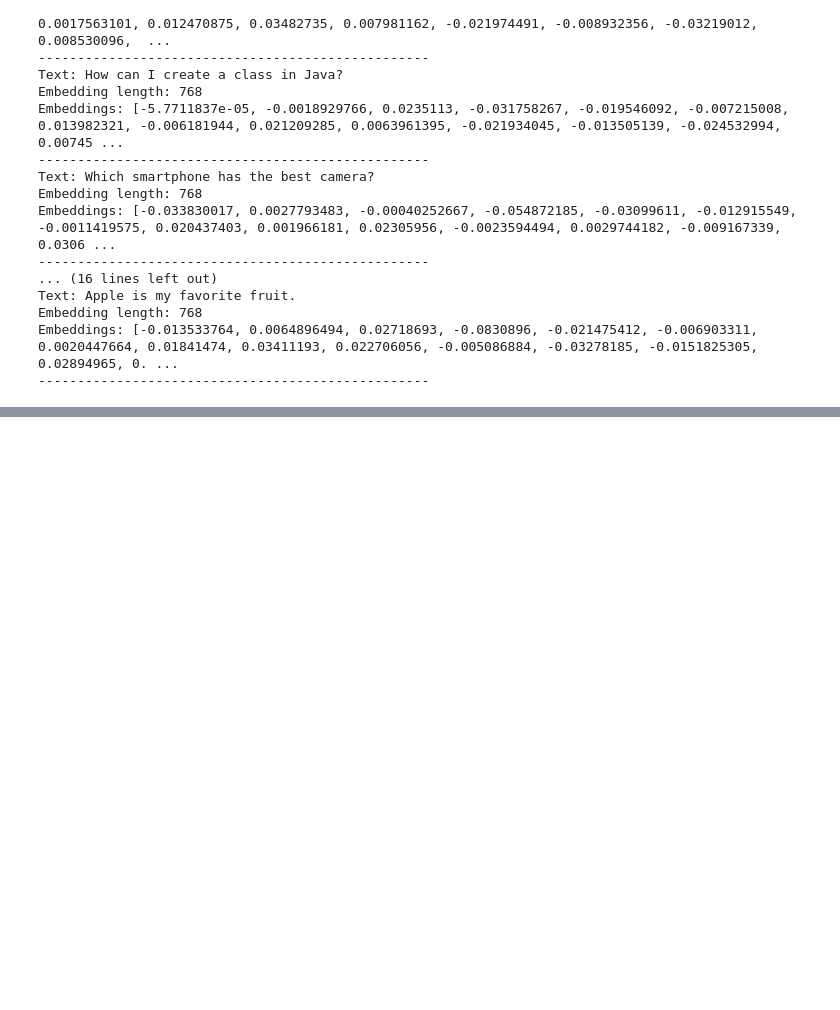
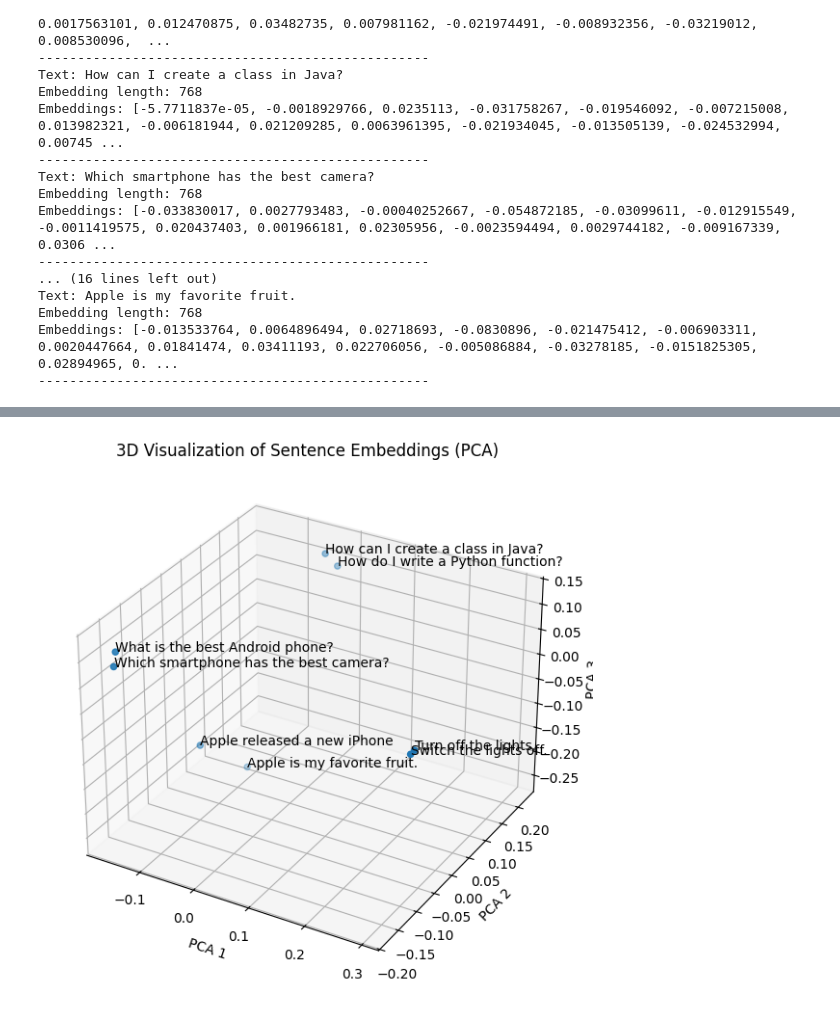
Before and after one commit to menatalh/Vector-Databases---Embeddings--SimilaritySearch--ChromaDB, a Jupyter notebook: Generate_Embeddings_Using_Gemini.ipynb, the cells around one changed output, grey strips where cells are left out. Saved outputs shown, nothing was run; the diff lists cells and outputs as text; code cells hidden in the pictures; blank space fills up the shorter version.

Commit message:
visualization

```diff
--- a/Generate_Embeddings_Using_Gemini.ipynb
+++ b/Generate_Embeddings_Using_Gemini.ipynb
@@ -70,0 +101,33 @@ Embeddings: [-0.013533764, 0.0064896494, 0.02718693, -0.0830896, -0.021475412, -
+# %%
+import numpy as np
+import pandas as pd
+import matplotlib.pyplot as plt
+from sklearn.decomposition import PCA
+
+
+# Convert embeddings to numpy matrix
+embeddings = np.array([e.values for e in result.embeddings])
+
+# Reduce dimensions: 768 -> 3
+pca = PCA(n_components=3)
+reduced = pca.fit_transform(embeddings)
+
+df = pd.DataFrame(reduced, columns=["x","y","z"])
+df["text"] = texts
+
+fig = plt.figure(figsize=(10,7))
+ax = fig.add_subplot(111, projection="3d")
+
+ax.scatter(df["x"], df["y"], df["z"])
+
+for i, txt in enumerate(df["text"]):
+  ax.text(df["x"][i], df["y"][i], df["z"][i], txt)
+
+ax.set_title("3D Visualization of Sentence Embeddings (PCA)")
+ax.set_xlabel("PCA 1")
+ax.set_ylabel("PCA 2")
+ax.set_zlabel("PCA 3")
+
+plt.show()
+# %% [output]
+[figure, added]
```
Also changed, not shown: parts of 4 cells of this notebook.
